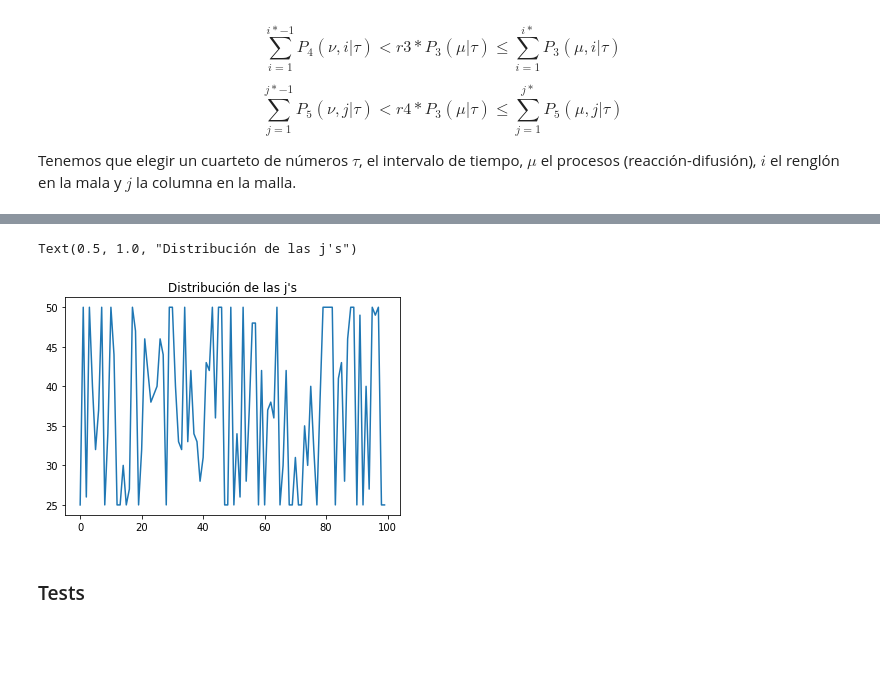
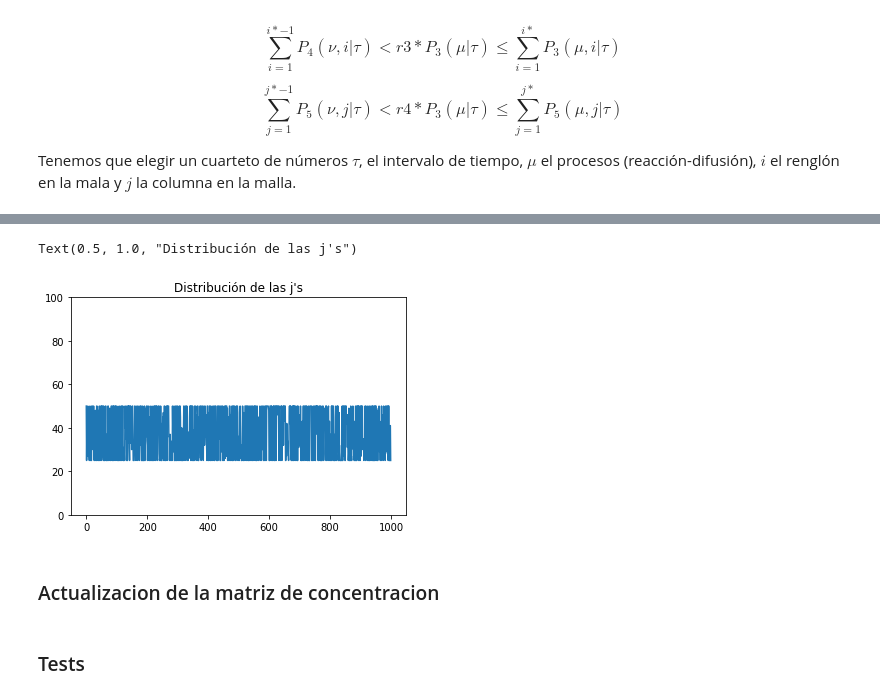
Before and after one commit to AdrianoValdesGomez/Selected-Topics-in-Biophysics, a Jupyter notebook: Notebooks/Gillespie Algorithm (Extension to anisotropic environments).ipynb, the cells around one changed output, grey strips where cells are left out. Saved outputs shown, nothing was run; the diff lists cells and outputs as text; code cells hidden in the pictures; blank space fills up the shorter version.

Commit message:
Corregi notebook algoritmo Gillespie, en particular se esta revisando porque se eligen celdas incorrectas de actualizacion

```diff
--- a/Notebooks/Gillespie Algorithm (Extension to anisotropic environments).ipynb
+++ b/Notebooks/Gillespie Algorithm (Extension to anisotropic environments).ipynb
@@ -79,7 +89,7 @@ en donde $d$ indica la dirección en la que se movería la partícula, en este c
 
 En un espacio de dos dimensiones, hay 4 posibilidades para cada molécula o partícula; hay que ponderarlas todas
 # %%
-D = 1
+D = 1.
 # %%
 a = np.zeros((4,101,101))
 # %% [markdown]
@@ -212,7 +222,7 @@ def fun_mu(P3,r2):
         #print('Suma_mu', suma_mu,'r2',r2)
         if suma_mu >= r2:
             return nu
-    #return nu
+    return nu
 # %%
 def fun_i(P3,P4,r3,mu):
     suma_i = 0
@@ -228,6 +238,4 @@ def fun_j(P3,P5,r4,mu):
         suma_j = suma_j + P5[mu][j_star]
         if suma_j >= r4*(P3[mu]):
             return j_star
-    #return j_star
+    return j_star
-# %%
-P2,P3,P4,P5 = act_probs(a,a0,P2,P3,P4,P5)
@@ -258,9 +257,12 @@ Text(0.5, 1.0, "Distribución de las i's")
 # %%
-plt.plot([fun_j(P3,P5,np.random.rand(),fun_mu(P3,np.random.rand())) for i in range(100)])
+plt.plot([fun_j(P3,P5,np.random.rand(),fun_mu(P3,np.random.rand())) for i in range(1000)])
+plt.ylim(0,100)
 plt.title("Distribución de las j's")
 # %% [output]
 Text(0.5, 1.0, "Distribución de las j's")
-[figure, old version]
+[figure, new version]
+# %% [markdown]
+### Actualizacion de la matriz de concentracion
 # %%
 def fun_act_dif(X, mu, i, j):
     if mu == 0:
```
Also changed, not shown: parts of 47 cells of this notebook.
